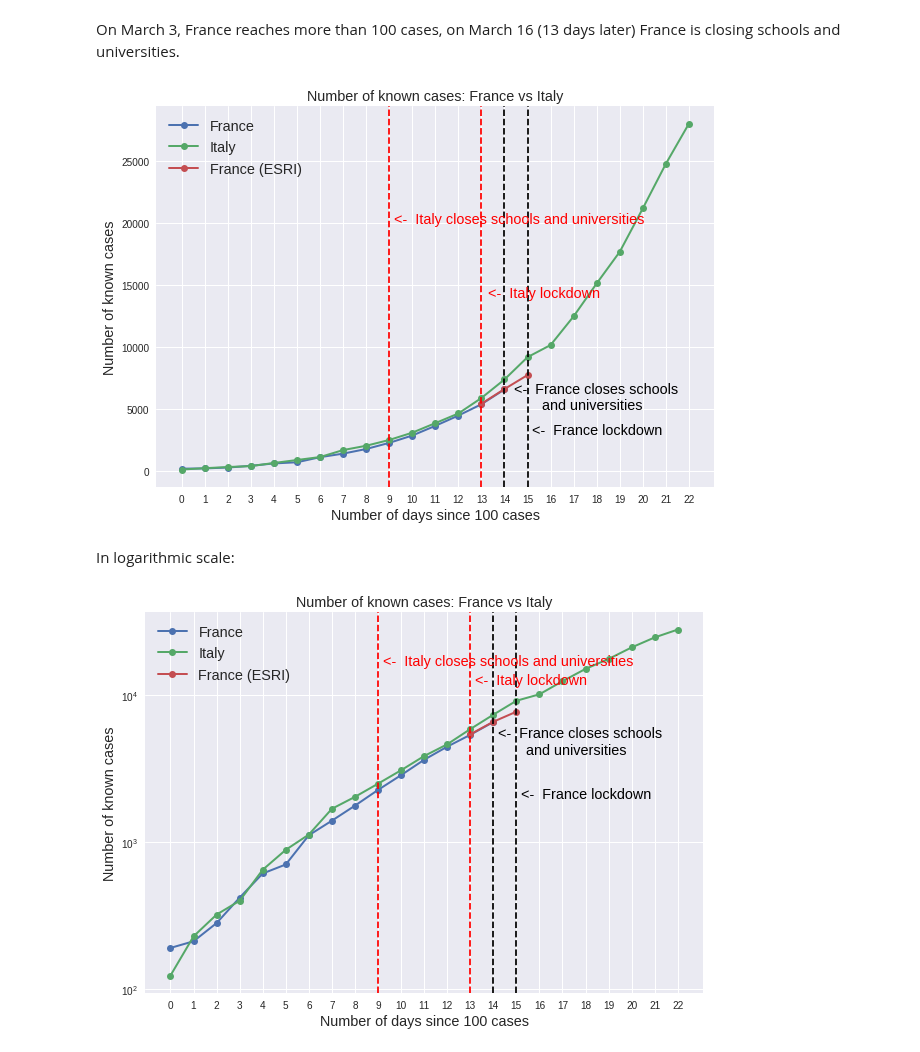
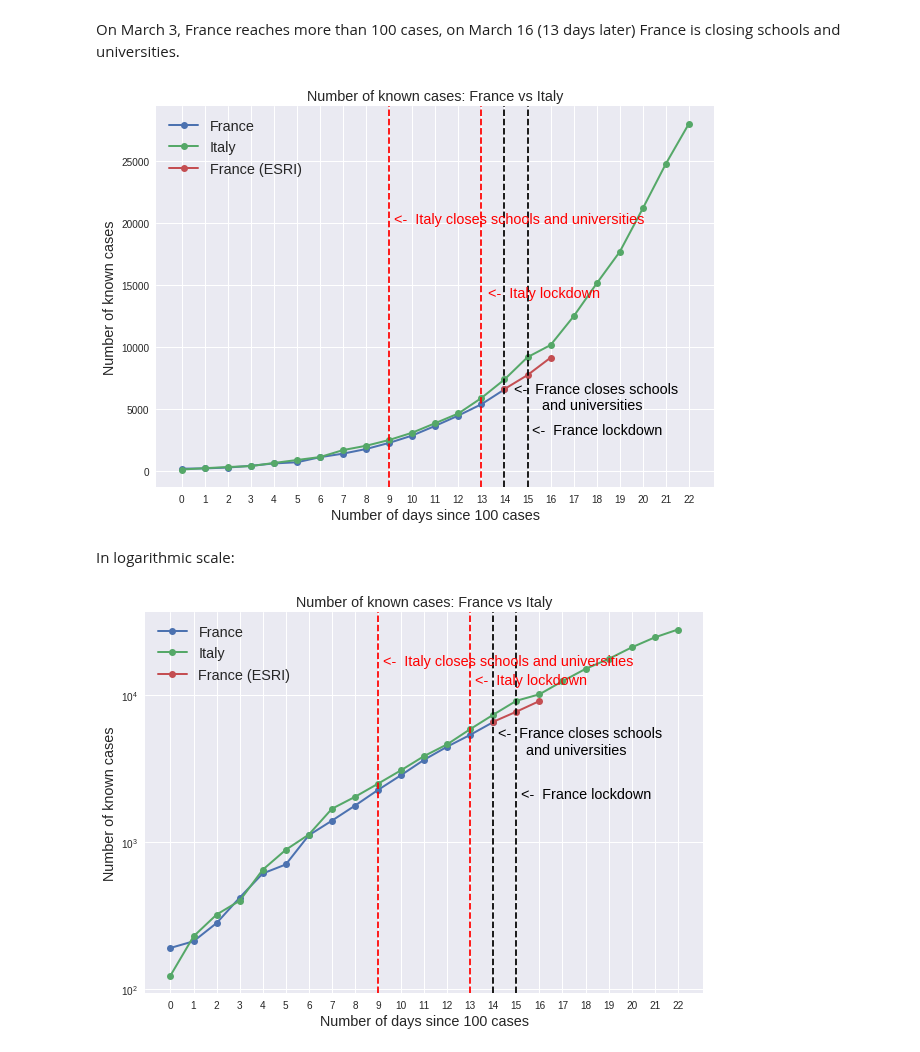
Before and after one commit to alonsosilvaallende/COVID-19, a Jupyter notebook: COVID_19_Known_Cases.ipynb, the cells around one changed output. Drawn from its saved outputs; the diff is of its cells as text; code cells hidden in the pictures.

```diff
--- a/COVID_19_Known_Cases.ipynb
+++ b/COVID_19_Known_Cases.ipynb
@@ -6,7 +6,7 @@ import matplotlib.pyplot as plt
 import pandas as pd
 plt.style.use('seaborn')
 # %%
-total_cases = pd.read_csv("https://covid.ourworldindata.org/data/total_cases.csv")
+total_cases = pd.read_csv("https://covid.ourworldindata.org/data/total_cases.csv", index_col='date')
 # %%
 cases100_France = total_cases.query("France > 100")["France"]
 days100_France = np.arange(len(cases100_France))
@@ -20,31 +20,31 @@ On March 3, France reaches more than 100 cases, on March 16 (13 days later) Fran
 # %%
 fig, ax = plt.subplots(figsize=(10,7))
 plt.plot(days100_France, cases100_France, label='France', linewidth=2, marker='o')
 plt.plot(days100_Italy, cases100_Italy, label='Italy',  linewidth=2, marker='o')
-plt.plot(np.array([13, 14, 15]), np.array([5423, 6604, 7730]), label='France (ESRI)', linewidth=2, marker='o')
+plt.plot(np.array([14, 15, 16]), np.array([6604, 7730, 9134]), label='France (ESRI)', linewidth=2, marker='o')
 plt.axvline(9, color='red', linestyle='dashed')
 plt.axvline(13, color='red', linestyle='dashed')
 plt.axvline(14, color='black', linestyle='dashed')
 plt.axvline(15, color='black', linestyle='dashed')
 plt.annotate('<-  Italy closes schools and universities', (9.2,20000.0), color='red', fontsize='x-large')
 plt.annotate('<-  Italy lockdown', (13.3,14000.0), color='red', fontsize='x-large')
 plt.annotate('<-  France closes schools\n       and universities', (14.4,5000.0), color='black', fontsize='x-large')
 plt.annotate('<-  France lockdown', (15.2,3000.0), color='black', fontsize='x-large')
 ax.set_title('Number of known cases: France vs Italy', fontsize='x-large')
 ax.set_xlabel('Number of days since 100 cases', fontsize='x-large')
 ax.set_ylabel('Number of known cases', fontsize='x-large')
 ax.set_xticks(np.arange(len(cases100_Italy)))
 plt.legend(fontsize='x-large')
 plt.show()
 # %% [output]
-[figure, old version]
+[figure, new version]
 # %% [markdown]
 In logarithmic scale:
 # %%
 fig, ax = plt.subplots(figsize=(10,7))
 plt.plot(days100_France, cases100_France, label='France', linewidth=2, marker='o')
 plt.plot(days100_Italy, cases100_Italy, label='Italy',  linewidth=2, marker='o')
-plt.plot(np.array([13, 14, 15]), np.array([5423, 6604, 7730]), label='France (ESRI)', linewidth=2, marker='o')
+plt.plot(np.array([14, 15, 16]), np.array([6604, 7730, 9134]), label='France (ESRI)', linewidth=2, marker='o')
 plt.axvline(9, color='red', linestyle='dashed')
 plt.axvline(13, color='red', linestyle='dashed')
 plt.axvline(14, color='black', linestyle='dashed')
@@ -61,4 +61,4 @@ plt.yscale("log")
 plt.legend(fontsize='x-large')
 plt.show()
 # %% [output]
-[figure, old version]
+[figure, new version]
```
